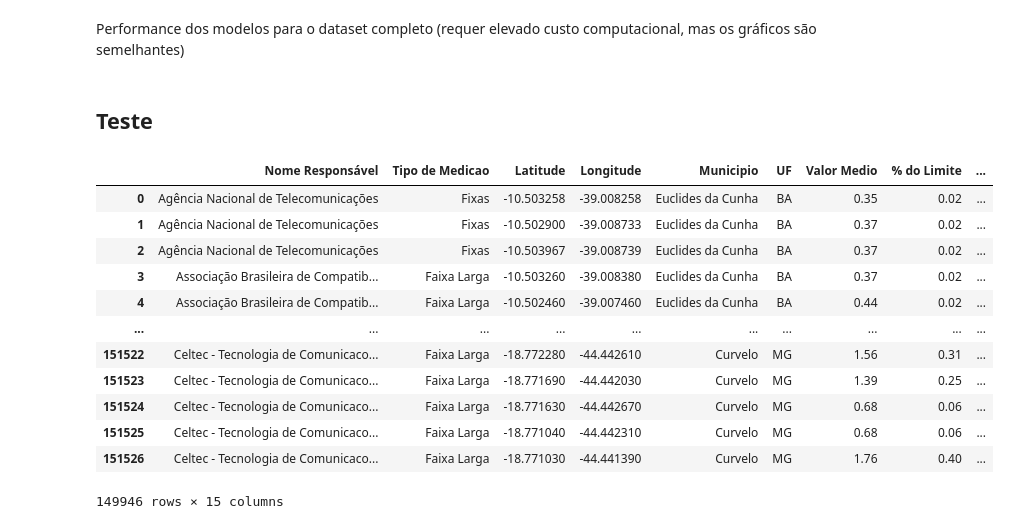
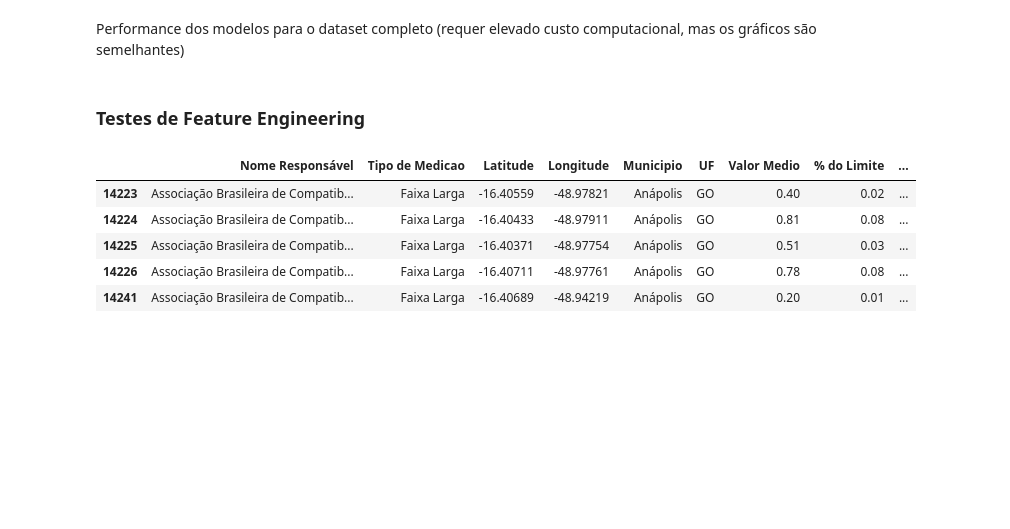
Before and after one commit to lucastsc/eletromagnetism, a Jupyter notebook: electromagnetism.ipynb, the cells around one changed output. Saved outputs shown, nothing was run; the diff lists cells and outputs as text; code cells hidden in the pictures; blank space fills up the shorter version.

Commit message:
feature engineering complimentary tests

```diff
--- a/electromagnetism.ipynb
+++ b/electromagnetism.ipynb
@@ -136,6 +136,9 @@ mdf['Distancia'] = np.vectorize(getDistanceFromLatLonInKm)(mdf['ErbLat'], mdf['E
 #fornecer a distância em metros
 mdf['Distancia'] *= 1000
 
+#apenas uma casa decimal para as distâncias
+mdf['Distancia'] = round(mdf['Distancia'],1)
+
 mdf.head(3)
 # %% [output]
 |  | Nome Responsável | Tipo de Medicao | Latitude | Longitude | Municipio | UF | Valor Medio | % do Limite | ... |
@@ -711,24 +714,15 @@ Performance dos modelos para o dataset completo (requer elevado custo computacio
 # models_performance
 # %%
 # plot_learning_curves(dfr[['Distancia']], dfr['Valor Medio'])
-# %% [markdown]
-## Teste
+# %% [markdown]
+### Testes de Feature Engineering
 # %%
-# f = mdf.loc[(mdf['Municipio'] == 'Anápolis') & (mdf['Distancia'] <= 2000)]
-# f
-f = mdf.loc[(mdf['Distancia'] <= 2000)]
-f
+f = mdf.loc[(mdf['Municipio'] == 'Anápolis') & (mdf['Distancia'] <= 2000)]
+f.head()
 # %% [output]
 |  | Nome Responsável | Tipo de Medicao | Latitude | Longitude | Municipio | UF | Valor Medio | % do Limite | ... |
-| 0 | Agência Nacional de Telecomunicações | Fixas | -10.503258 | -39.008258 | Euclides da Cunha | BA | 0.35 | 0.02 | ... |
-| 1 | Agência Nacional de Telecomunicações | Fixas | -10.502900 | -39.008733 | Euclides da Cunha | BA | 0.37 | 0.02 | ... |
-| 2 | Agência Nacional de Telecomunicações | Fixas | -10.503967 | -39.008739 | Euclides da Cunha | BA | 0.37 | 0.02 | ... |
-| 3 | Associação Brasileira de Compatib... | Faixa Larga | -10.503260 | -39.008380 | Euclides da Cunha | BA | 0.37 | 0.02 | ... |
-| 4 | Associação Brasileira de Compatib... | Faixa Larga | -10.502460 | -39.007460 | Euclides da Cunha | BA | 0.44 | 0.02 | ... |
-| ... | ... | ... | ... | ... | ... | ... | ... | ... | ... |
-| 151522 | Celtec - Tecnologia de Comunicaco... | Faixa Larga | -18.772280 | -44.442610 | Curvelo | MG | 1.56 | 0.31 | ... |
-| 151523 | Celtec - Tecnologia de Comunicaco... | Faixa Larga | -18.771690 | -44.442030 | Curvelo | MG | 1.39 | 0.25 | ... |
-| 151524 | Celtec - Tecnologia de Comunicaco... | Faixa Larga | -18.771630 | -44.442670 | Curvelo | MG | 0.68 | 0.06 | ... |
-| 151525 | Celtec - Tecnologia de Comunicaco... | Faixa Larga | -18.771040 | -44.442310 | Curvelo | MG | 0.68 | 0.06 | ... |
-| 151526 | Celtec - Tecnologia de Comunicaco... | Faixa Larga | -18.771030 | -44.441390 | Curvelo | MG | 1.76 | 0.40 | ... |
+| 14223 | Associação Brasileira de Compatib... | Faixa Larga | -16.40559 | -48.97821 | Anápolis | GO | 0.40 | 0.02 | ... |
+| 14224 | Associação Brasileira de Compatib... | Faixa Larga | -16.40433 | -48.97911 | Anápolis | GO | 0.81 | 0.08 | ... |
+| 14225 | Associação Brasileira de Compatib... | Faixa Larga | -16.40371 | -48.97754 | Anápolis | GO | 0.51 | 0.03 | ... |
+| 14226 | Associação Brasileira de Compatib... | Faixa Larga | -16.40711 | -48.97761 | Anápolis | GO | 0.78 | 0.08 | ... |
+| 14241 | Associação Brasileira de Compatib... | Faixa Larga | -16.40689 | -48.94219 | Anápolis | GO | 0.20 | 0.01 | ... |
-149946 rows × 15 columns
```
Also changed, not shown: parts of 19 cells of this notebook.
